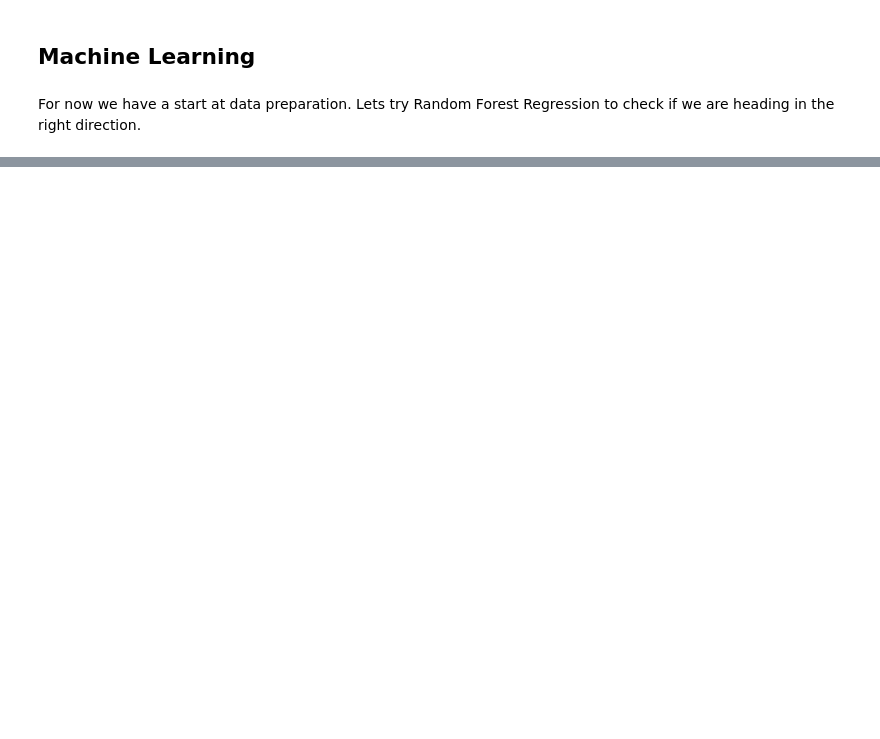
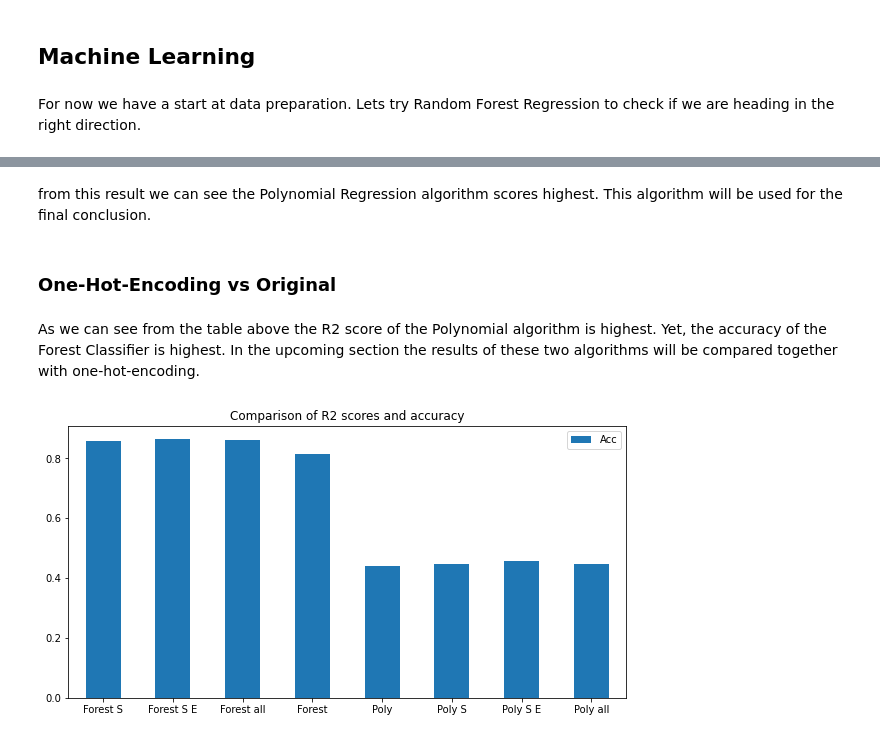
Before and after one commit to EVSZ/AI, a Jupyter notebook: PersonalNotebooks/Titanic/TITANIC Survival of a Disaster.ipynb, the cells around one changed output, grey strips where cells are left out. Saved outputs shown, nothing was run; the diff lists cells and outputs as text; code cells hidden in the pictures; blank space fills up the shorter version.

```diff
--- a/PersonalNotebooks/Titanic/TITANIC Survival of a Disaster.ipynb
+++ b/PersonalNotebooks/Titanic/TITANIC Survival of a Disaster.ipynb
@@ -299,0 +454,43 @@ from sklearn.preprocessing import LabelEncoder
+# %% [markdown]
+from this result we can see the Polynomial Regression algorithm scores highest. This algorithm will be used for the final conclusion.
+# %% [markdown]
+### One-Hot-Encoding vs Original
+# %% [markdown]
+As we can see from the table above the R2 score of the Polynomial algorithm is highest. Yet, the accuracy of the Forest Classifier is highest. In the upcoming section the results of these two algorithms will be compared together with one-hot-encoding.
+# %%
+polynomial_results = []
+forestcl_results = []
+def test_set(features, dataset):
+    ds_hot = one_hot_encode(features, dataset)
+    X_hot = ds_hot.drop(["SURVIVED"], axis=1)
+    Y_hot = ds_hot['SURVIVED']
+    X_train_hot, X_test_hot, Y_train_hot, Y_test_hot = tts(X_hot, Y_hot, test_size=0.2)
+    return [X_train_hot, X_test_hot, Y_train_hot, Y_test_hot]
+
+polynomial_sex = test_set(['SEX'], dataset)
+polynomial_sex_embark = test_set(['SEX', 'EMBARKED'], dataset)
+polynomial_full = test_set(['SEX', 'EMBARKED', 'PCLASS'], dataset)
+
+forest_sex = test_set(['SEX'], dataset)
+forest_sex_embark = test_set(['SEX', 'EMBARKED'], dataset)
+forest_full = test_set(['SEX', 'EMBARKED', 'PCLASS'], dataset)
+
+
+forestcl_results.append(forest(forest_sex[0], forest_sex[2], forest_sex[1]))
+forestcl_results.append(forest(forest_sex_embark[0], forest_sex_embark[2], forest_sex_embark[1]))
+forestcl_results.append(forest(forest_full[0], forest_full[2], forest_full[1]))
+forestcl_results.append(acc[5])
+
+polynomial_results.append(acc[2])
+polynomial_results.append(poly(polynomial_sex[0], polynomial_sex[2], polynomial_sex[1]))
+polynomial_results.append(poly(polynomial_sex_embark[0], polynomial_sex_embark[2], polynomial_sex_embark[1]))
+polynomial_results.append(poly(polynomial_full[0], polynomial_full[2], polynomial_full[1]))
+
+
+results =  forestcl_results + polynomial_results
+# %%
+df = pd.DataFrame({'Acc': results},
+                  index=['Forest S', 'Forest S E', 'Forest all', 'Forest', 'Poly' ,'Poly S', 'Poly S E', 'Poly all'])
+ax = df.plot.bar(rot=0, figsize=[10,5], title='Comparison of R2 scores and accuracy')
+# %% [output]
+[figure, added]
```
Also changed, not shown: parts of 41 cells of this notebook, 1 other file.
